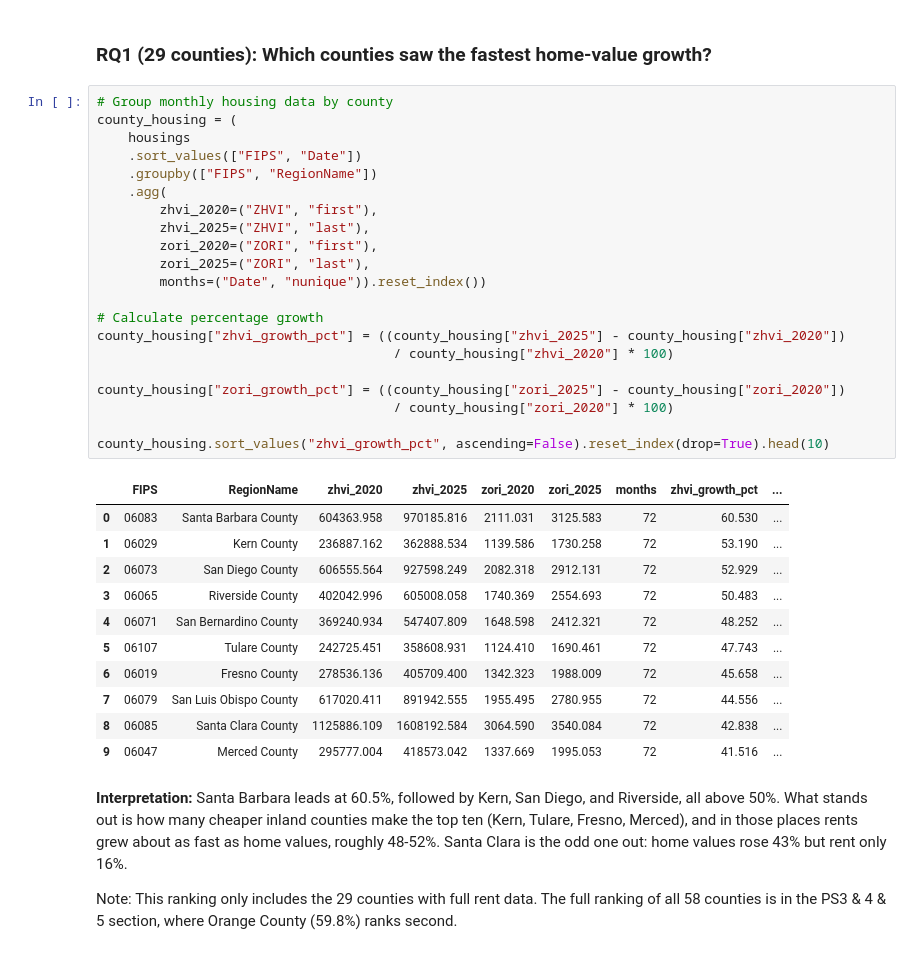
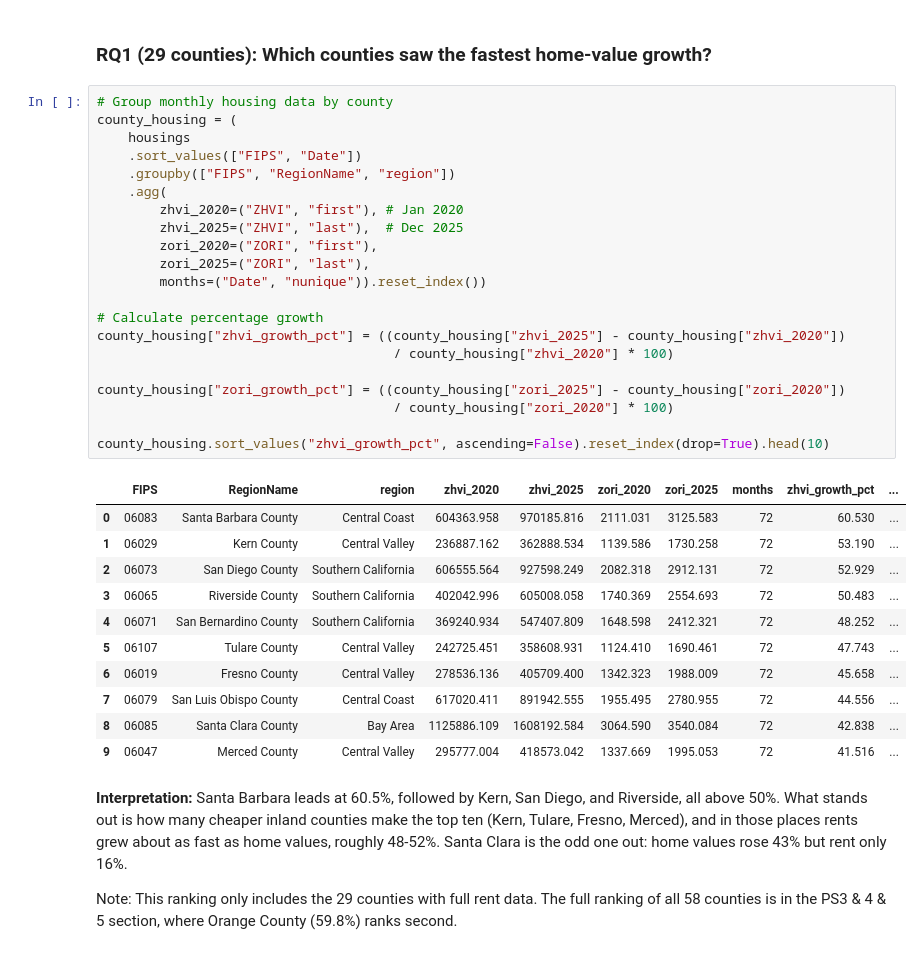
Before and after one commit to HowardChen0211/dataManPy, a Jupyter notebook: ProblemSet_5_pandas.ipynb, the cells around one changed output. Drawn from its saved outputs; the diff is of its cells as text.

```diff
--- a/ProblemSet_5_pandas.ipynb
+++ b/ProblemSet_5_pandas.ipynb
@@ -367,36 +367,36 @@ housings = housing[housing["RegionName"].isin(housing_full_zori_county)].reset_i
 # %%
 # Group monthly housing data by county
 county_housing = (
     housings
     .sort_values(["FIPS", "Date"])
-    .groupby(["FIPS", "RegionName"])
+    .groupby(["FIPS", "RegionName", "region"])
     .agg(
-        zhvi_2020=("ZHVI", "first"),
-        zhvi_2025=("ZHVI", "last"),
+        zhvi_2020=("ZHVI", "first"), # Jan 2020
+        zhvi_2025=("ZHVI", "last"),  # Dec 2025
         zori_2020=("ZORI", "first"),
         zori_2025=("ZORI", "last"),
         months=("Date", "nunique")).reset_index())
 
 # Calculate percentage growth
 county_housing["zhvi_growth_pct"] = ((county_housing["zhvi_2025"] - county_housing["zhvi_2020"])
                                       / county_housing["zhvi_2020"] * 100)
 
 county_housing["zori_growth_pct"] = ((county_housing["zori_2025"] - county_housing["zori_2020"])
                                       / county_housing["zori_2020"] * 100)
 
 county_housing.sort_values("zhvi_growth_pct", ascending=False).reset_index(drop=True).head(10)
 # %% [output]
-|  | FIPS | RegionName | zhvi_2020 | zhvi_2025 | zori_2020 | zori_2025 | months | zhvi_growth_pct | ... |
-| 0 | 06083 | Santa Barbara County | 604363.958 | 970185.816 | 2111.031 | 3125.583 | 72 | 60.530 | ... |
-| 1 | 06029 | Kern County | 236887.162 | 362888.534 | 1139.586 | 1730.258 | 72 | 53.190 | ... |
-| 2 | 06073 | San Diego County | 606555.564 | 927598.249 | 2082.318 | 2912.131 | 72 | 52.929 | ... |
-| 3 | 06065 | Riverside County | 402042.996 | 605008.058 | 1740.369 | 2554.693 | 72 | 50.483 | ... |
-| 4 | 06071 | San Bernardino County | 369240.934 | 547407.809 | 1648.598 | 2412.321 | 72 | 48.252 | ... |
-| 5 | 06107 | Tulare County | 242725.451 | 358608.931 | 1124.410 | 1690.461 | 72 | 47.743 | ... |
-| 6 | 06019 | Fresno County | 278536.136 | 405709.400 | 1342.323 | 1988.009 | 72 | 45.658 | ... |
-| 7 | 06079 | San Luis Obispo County | 617020.411 | 891942.555 | 1955.495 | 2780.955 | 72 | 44.556 | ... |
-| 8 | 06085 | Santa Clara County | 1125886.109 | 1608192.584 | 3064.590 | 3540.084 | 72 | 42.838 | ... |
-| 9 | 06047 | Merced County | 295777.004 | 418573.042 | 1337.669 | 1995.053 | 72 | 41.516 | ... |
+|  | FIPS | RegionName | region | zhvi_2020 | zhvi_2025 | zori_2020 | zori_2025 | months | zhvi_growth_pct | ... |
+| 0 | 06083 | Santa Barbara County | Central Coast | 604363.958 | 970185.816 | 2111.031 | 3125.583 | 72 | 60.530 | ... |
+| 1 | 06029 | Kern County | Central Valley | 236887.162 | 362888.534 | 1139.586 | 1730.258 | 72 | 53.190 | ... |
+| 2 | 06073 | San Diego County | Southern California | 606555.564 | 927598.249 | 2082.318 | 2912.131 | 72 | 52.929 | ... |
+| 3 | 06065 | Riverside County | Southern California | 402042.996 | 605008.058 | 1740.369 | 2554.693 | 72 | 50.483 | ... |
+| 4 | 06071 | San Bernardino County | Southern California | 369240.934 | 547407.809 | 1648.598 | 2412.321 | 72 | 48.252 | ... |
+| 5 | 06107 | Tulare County | Central Valley | 242725.451 | 358608.931 | 1124.410 | 1690.461 | 72 | 47.743 | ... |
+| 6 | 06019 | Fresno County | Central Valley | 278536.136 | 405709.400 | 1342.323 | 1988.009 | 72 | 45.658 | ... |
+| 7 | 06079 | San Luis Obispo County | Central Coast | 617020.411 | 891942.555 | 1955.495 | 2780.955 | 72 | 44.556 | ... |
+| 8 | 06085 | Santa Clara County | Bay Area | 1125886.109 | 1608192.584 | 3064.590 | 3540.084 | 72 | 42.838 | ... |
+| 9 | 06047 | Merced County | Central Valley | 295777.004 | 418573.042 | 1337.669 | 1995.053 | 72 | 41.516 | ... |
 # %% [markdown]
 **Interpretation:** Santa Barbara leads at 60.5%, followed by Kern, San Diego, and Riverside, all above 50%. What stands out is how many cheaper inland counties make the top ten (Kern, Tulare, Fresno, Merced), and in those places rents grew about as fast as home values, roughly 48-52%. Santa Clara is the odd one out: home values rose 43% but rent only 16%.
 
```
Also changed, not shown: parts of 6 cells of this notebook.
